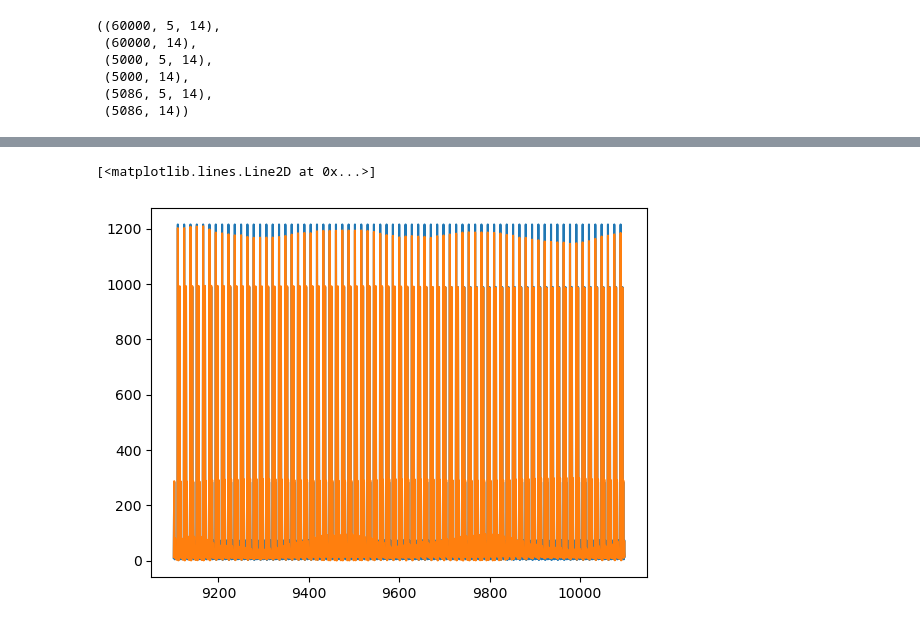
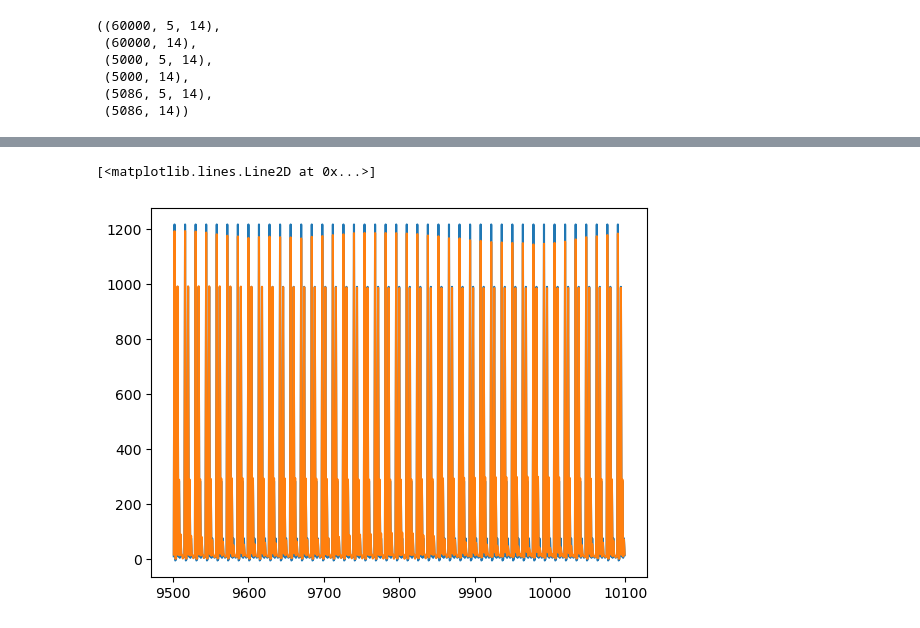
Before and after one commit to s0hams1nha/Thoucentric, a Jupyter notebook: TimeSeriesForescast.ipynb, the cells around one changed output, grey strips where cells are left out. Saved outputs shown, nothing was run; the diff lists cells and outputs as text; code cells hidden in the pictures.

```diff
--- a/TimeSeriesForescast.ipynb
+++ b/TimeSeriesForescast.ipynb
@@ -220,7 +220,7 @@ test_results
 71204 rows × 2 columns
 # %%
-plt.plot(test_results['Test Predictions'][9101:10100])
-plt.plot(test_results['Test Actuals'][9101:10100])
+plt.plot(test_results['Test Predictions'][9501:10100])
+plt.plot(test_results['Test Actuals'][9501:10100])
 # %% [output]
 [<matplotlib.lines.Line2D at 0x...>]
-[figure, old version]
+[figure, new version]
```
Also changed, not shown: parts of 7 cells of this notebook.
